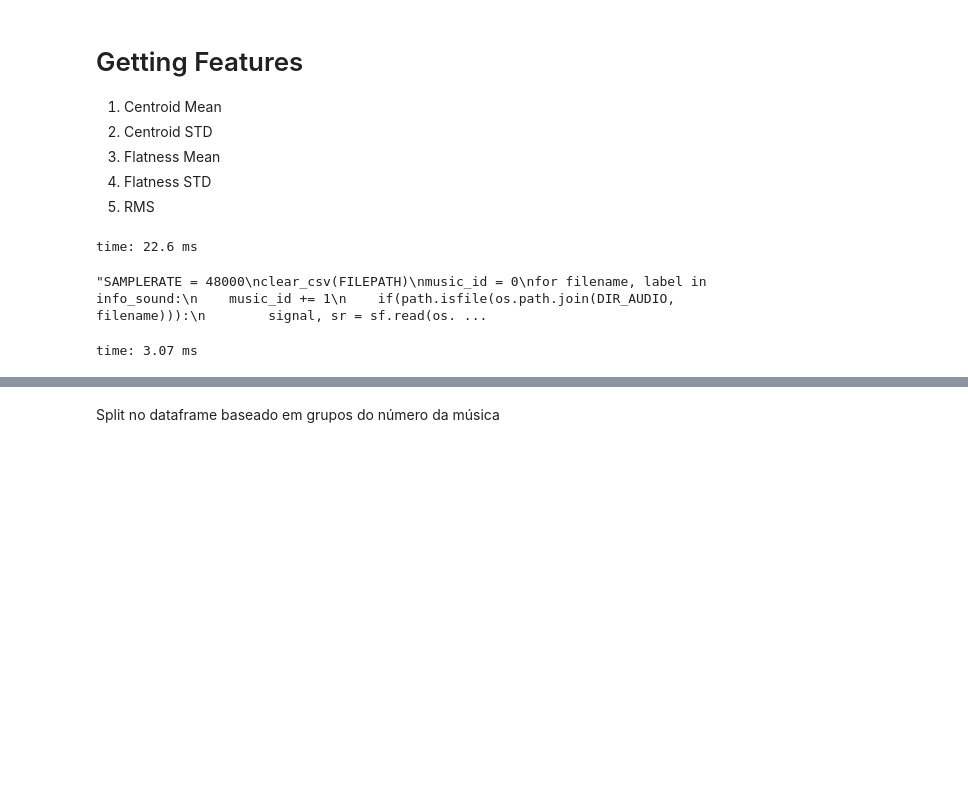
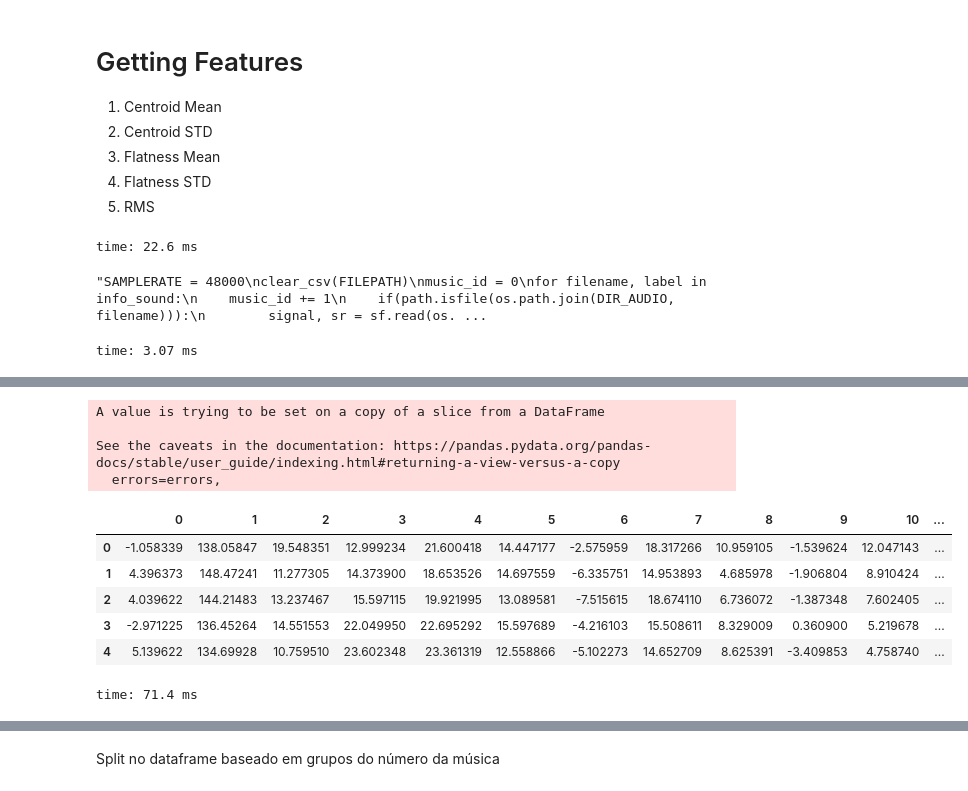
Before and after one commit to httplups/DCASE-2020-Challenge, a Jupyter notebook: reducao de features.ipynb, the cells around one changed output, grey strips where cells are left out. Cells and saved outputs as stored; diff of their text form; code cells hidden in the pictures; blank space fills up the shorter version.

```diff
--- a/reducao de features.ipynb
+++ b/reducao de features.ipynb
@@ -200,0 +204,16 @@ time: 86.1 ms
+# %%
+#reduced_df = df
+reduced_df = reduce_features(df)
+reduced_df.head()
+# %% [output]
+A value is trying to be set on a copy of a slice from a DataFrame
+
+See the caveats in the documentation: https://pandas.pydata.org/pandas-docs/stable/user_guide/indexing.html#returning-a-view-versus-a-copy
+  errors=errors,
+|  | 0 | 1 | 2 | 3 | 4 | 5 | 6 | 7 | 8 | 9 | 10 | ... |
+| 0 | -1.058339 | 138.05847 | 19.548351 | 12.999234 | 21.600418 | 14.447177 | -2.575959 | 18.317266 | 10.959105 | -1.539624 | 12.047143 | ... |
+| 1 | 4.396373 | 148.47241 | 11.277305 | 14.373900 | 18.653526 | 14.697559 | -6.335751 | 14.953893 | 4.685978 | -1.906804 | 8.910424 | ... |
+| 2 | 4.039622 | 144.21483 | 13.237467 | 15.597115 | 19.921995 | 13.089581 | -7.515615 | 18.674110 | 6.736072 | -1.387348 | 7.602405 | ... |
+| 3 | -2.971225 | 136.45264 | 14.551553 | 22.049950 | 22.695292 | 15.597689 | -4.216103 | 15.508611 | 8.329009 | 0.360900 | 5.219678 | ... |
+| 4 | 5.139622 | 134.69928 | 10.759510 | 23.602348 | 23.361319 | 12.558866 | -5.102273 | 14.652709 | 8.625391 | -3.409853 | 4.758740 | ... |
+time: 71.4 ms
```
Also changed, not shown: parts of 20 cells of this notebook, 1 other file.
